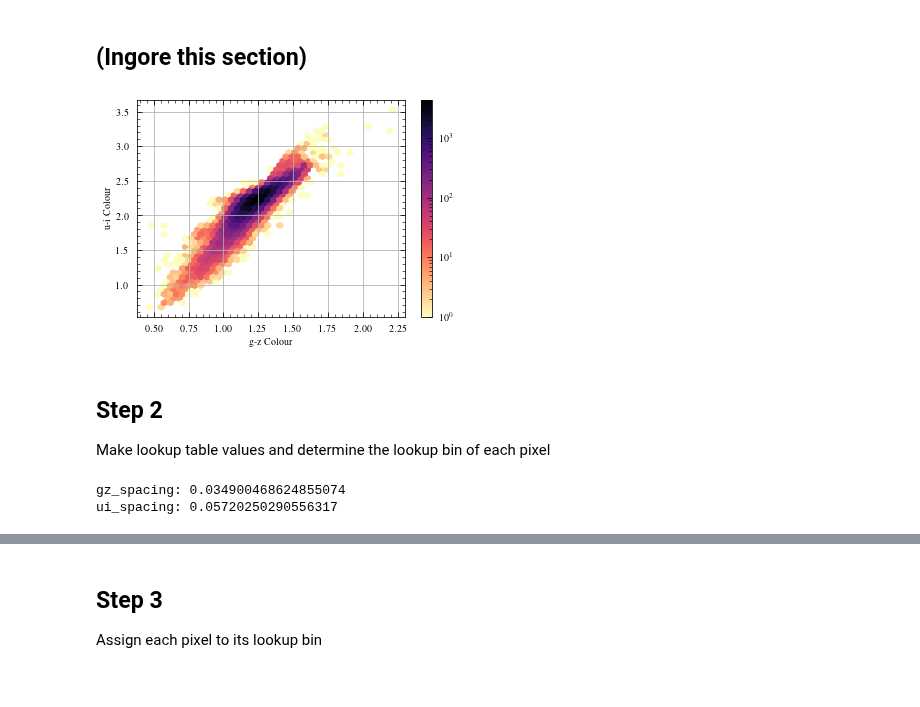
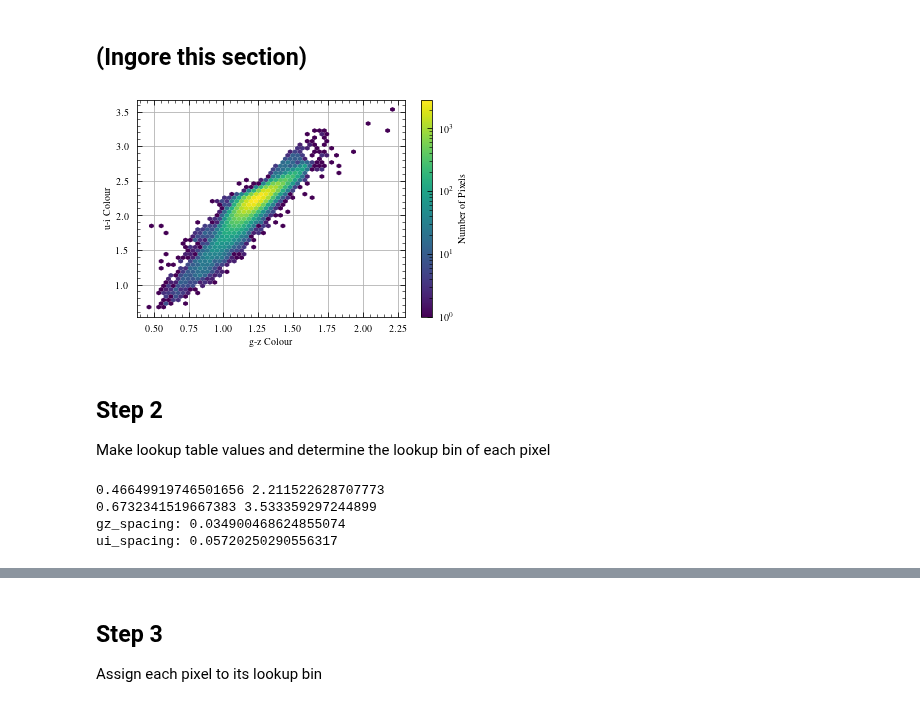
Before and after one commit to BearBearCodes/coop_f2021, a Jupyter notebook: galaxies/NGC4380/lookup_table.ipynb, the cells around one changed output, grey strips where cells are left out. Cells and saved outputs as stored; diff of their text form; code cells hidden in the pictures.

Commit message:
made some more plots for analysis

```diff
--- a/galaxies/NGC4380/lookup_table.ipynb
+++ b/galaxies/NGC4380/lookup_table.ipynb
@@ -126,6 +126,7 @@ Load data
 #
 # Load lookup table inputs. These arrays contain 1 data point for each Voronoi-binned bin
 #
+SNR_TARGET = 50  # specifies pickle file containing raw Voronoi binning results
 lookup_inputs_outfile = GALPATH + f"{GALAXY}_lookupInputs.pkl"
 with open(lookup_inputs_outfile, "rb") as f:
     file = dill.load(f)
@@ -138,6 +139,21 @@ with open(lookup_inputs_outfile, "rb") as f:
     zband_signal_vorbin = file["zband_signal"]
     zband_noise_vorbin = file["zband_noise"]
     binNum_vorbin = file["binNum"]
+vorbin_npixels_file = GALPATH + f"{GALAXY}_vorbin_SNR{SNR_TARGET}_In+Out.pkl"
+with open(vorbin_npixels_file, "rb") as f:
+    file = dill.load(f)
+    nPixels = file["nPixels"]
+#
+# Normalize fluxes by number of pixels
+#
+uband_signal_vorbin = uband_signal_vorbin / nPixels
+uband_noise_vorbin = uband_noise_vorbin / nPixels
+gband_signal_vorbin = gband_signal_vorbin / nPixels
+gband_noise_vorbin = gband_noise_vorbin / nPixels
+iband_signal_vorbin = iband_signal_vorbin / nPixels
+iband_noise_vorbin = iband_noise_vorbin / nPixels
+zband_signal_vorbin = zband_signal_vorbin / nPixels
+zband_noise_vorbin = zband_noise_vorbin / nPixels
 #
 # Mask for removing bad data
 #
@@ -170,30 +188,29 @@ zband_mag, zband_mag_err = fu.calc_mag(zband_signal_vorbin, zband_noise_vorbin,
 # %%
 fig, ax = plt.subplots()
 hb = ax.hexbin(
     gz_colour_vorbin.flatten(),
     ui_colour_vorbin.flatten(),
-    gridsize=40,
+    gridsize=50,
     bins="log",  # will change the get_array() values
     mincnt=1,
-    cmap="magma_r",
+    cmap="viridis",
+    linewidths=0,
     # extent=[
     #     np.nanmin(gz_colour_vorbin),
     #     np.nanmax(gz_colour_vorbin),
     #     np.nanmin(ui_colour_vorbin),
     #     np.nanmax(ui_colour_vorbin),
     # ],
+    zorder=2,
 )
-fig.colorbar(hb)
-# ax.scatter(
-#     gz_colour_vorbin.flatten(),
-#     ui_colour_vorbin.flatten(),
-#     s=4
-# )
+cbar = fig.colorbar(hb)
+cbar.set_label("Number of Pixels")
 ax.set_xlabel("g-z Colour")
 ax.set_ylabel("u-i Colour")
+# fig.savefig(GALPATH + f"{GALAXY}_ui_vs_gz_hexbin.pdf")
 plt.show()
 # %% [output]
-[figure, old version]
+[figure, new version]
 # %%
 print(hb.get_offsets().shape)
 print(hb.get_array().shape)
@@ -214,15 +231,18 @@ print(uivals)
 Make lookup table values and determine the lookup bin of each pixel
 # %%
 #
-# Make 50 x 50 grid for lookup table
+# (OLD) VERSION 1: Make 50 x 50 grid for lookup table
 #
-LOOKUP_LEN = 50
+LOOKUP_GZ_LEN = 50
+LOOKUP_UI_LEN = 50
 gz_vals = np.linspace(
-    np.nanmin(gz_colour_vorbin), np.nanmax(gz_colour_vorbin), LOOKUP_LEN + 1
+    np.nanmin(gz_colour_vorbin), np.nanmax(gz_colour_vorbin), LOOKUP_GZ_LEN + 1
 )
 ui_vals = np.linspace(
-    np.nanmin(ui_colour_vorbin), np.nanmax(ui_colour_vorbin), LOOKUP_LEN + 1
+    np.nanmin(ui_colour_vorbin), np.nanmax(ui_colour_vorbin), LOOKUP_UI_LEN + 1
 )
+print(np.nanmin(gz_colour_vorbin), np.nanmax(gz_colour_vorbin))
+print(np.nanmin(ui_colour_vorbin), np.nanmax(ui_colour_vorbin))
 # gz_mesh, ui_mesh = np.meshgrid(gz_vals, ui_vals)
 gz_spacing = np.diff(gz_vals)[0]
 ui_spacing = np.diff(ui_vals)[0]
@@ -252,8 +272,8 @@ ui_idx_mask = (
 gz_idx[gz_idx_mask] = -1
 ui_idx[ui_idx_mask] = -1
 # Fix right edge condition (e.g., map bin 50 to bin 49)
-gz_idx[gz_idx == LOOKUP_LEN] = LOOKUP_LEN - 1
-ui_idx[ui_idx == LOOKUP_LEN] = LOOKUP_LEN - 1
+gz_idx[gz_idx == LOOKUP_GZ_LEN] = LOOKUP_GZ_LEN - 1
+ui_idx[ui_idx == LOOKUP_UI_LEN] = LOOKUP_UI_LEN - 1
 # Print some values for sanity check
 # print(gz_idx.shape)
 # print(gz_idx[0])
@@ -273,5 +293,7 @@ ui_idx[ui_idx == LOOKUP_LEN] = LOOKUP_LEN - 1
 # print(np.max(ui_idx))
 # print(np.max(ui_idx[ui_idx < np.max(ui_idx)]))
 # %% [output]
+0.46649919746501656 2.211522628707773
+0.6732341519667383 3.533359297244899
 gz_spacing: 0.034900468624855074
 ui_spacing: 0.05720250290556317
```
Also changed, not shown: parts of 7 cells of this notebook, 14 other files.
